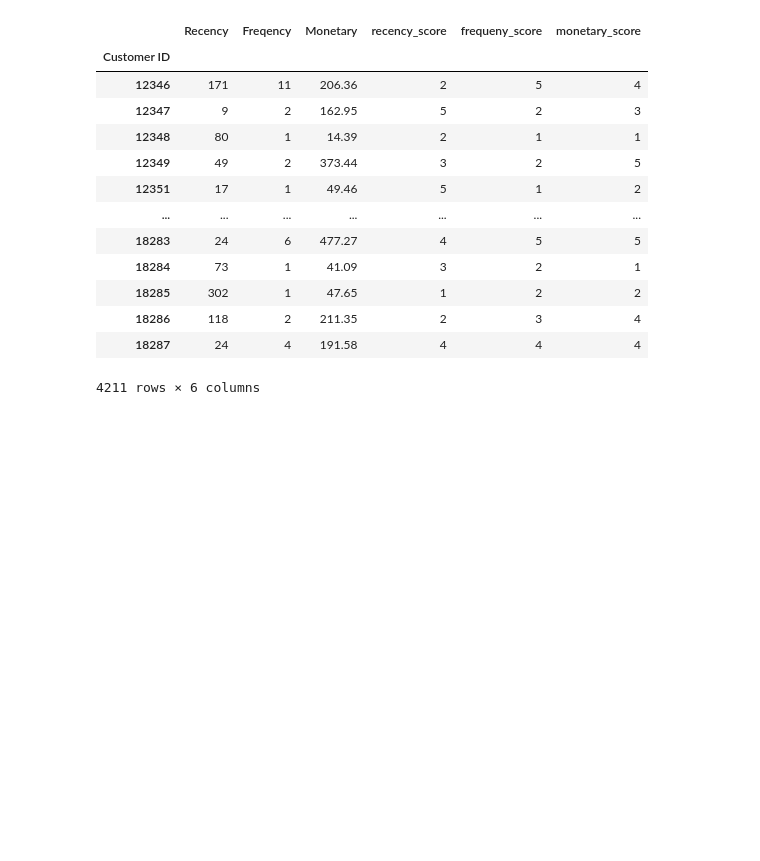
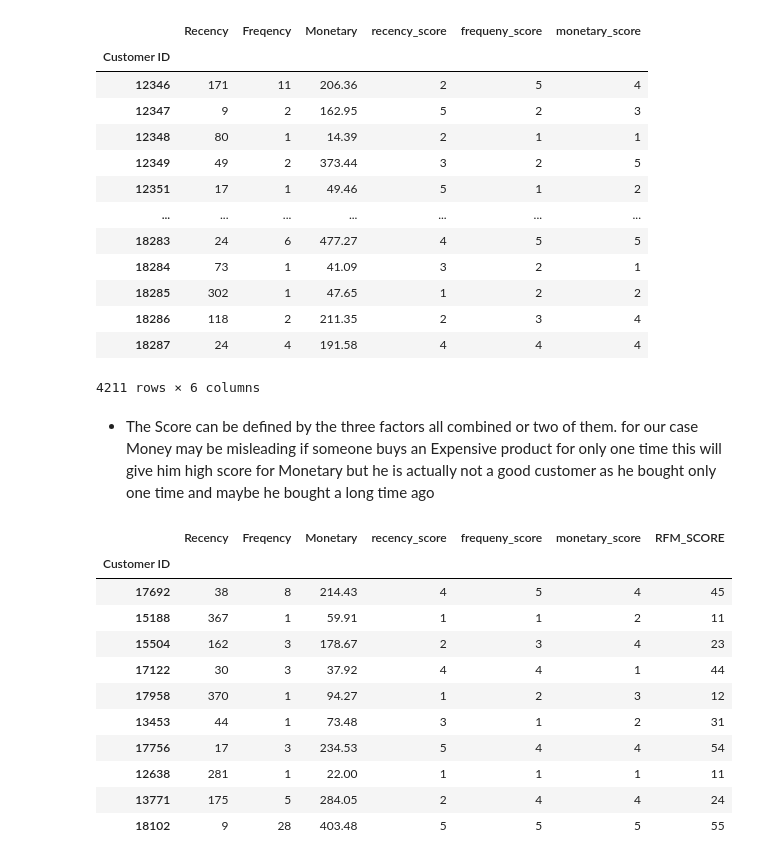
Before and after one commit to alaalmy-ahmed/Online-Retail-II, a Jupyter notebook: Marketing Analysis.ipynb, the cells around one changed output. Saved outputs shown, nothing was run; the diff lists cells and outputs as text; code cells hidden in the pictures; blank space fills up the shorter version.

```diff
--- a/Marketing Analysis.ipynb
+++ b/Marketing Analysis.ipynb
@@ -81,3 +83,21 @@ rfm
 | 18286 | 118 | 2 | 211.35 | 2 | 3 | 4 |
 | 18287 | 24 | 4 | 191.58 | 4 | 4 | 4 |
 4211 rows × 6 columns
+# %% [markdown]
+- The Score can be defined by the three factors all combined or two of them. for our case Money may be misleading if someone buys an Expensive product for only one time this will give him high score for  Monetary but he is actually not a good customer as he bought only one time and maybe he bought a long time ago
+# %%
+rfm["RFM_SCORE"] = rfm['recency_score'].astype(str) + rfm['frequeny_score'].astype(str)
+rfm.sample(10)
+# %% [output]
+|  | Recency | Freqency | Monetary | recency_score | frequeny_score | monetary_score | RFM_SCORE |
+| Customer ID |  |  |  |  |  |  |  |
+| 17692 | 38 | 8 | 214.43 | 4 | 5 | 4 | 45 |
+| 15188 | 367 | 1 | 59.91 | 1 | 1 | 2 | 11 |
+| 15504 | 162 | 3 | 178.67 | 2 | 3 | 4 | 23 |
+| 17122 | 30 | 3 | 37.92 | 4 | 4 | 1 | 44 |
+| 17958 | 370 | 1 | 94.27 | 1 | 2 | 3 | 12 |
+| 13453 | 44 | 1 | 73.48 | 3 | 1 | 2 | 31 |
+| 17756 | 17 | 3 | 234.53 | 5 | 4 | 4 | 54 |
+| 12638 | 281 | 1 | 22.00 | 1 | 1 | 1 | 11 |
+| 13771 | 175 | 5 | 284.05 | 2 | 4 | 4 | 24 |
+| 18102 | 9 | 28 | 403.48 | 5 | 5 | 5 | 55 |
```
Also changed, not shown: parts of 4 cells of this notebook, 1 other file.
